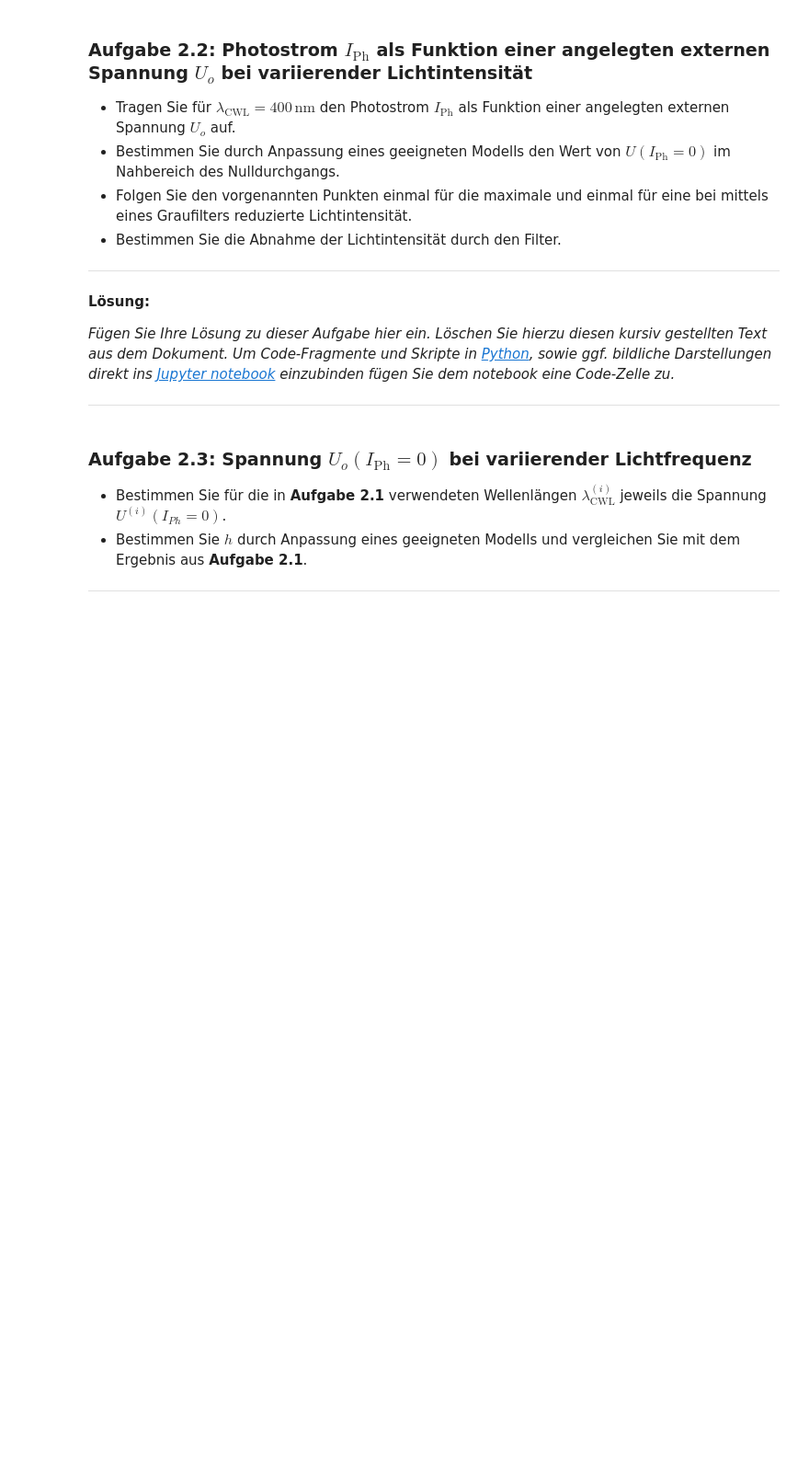
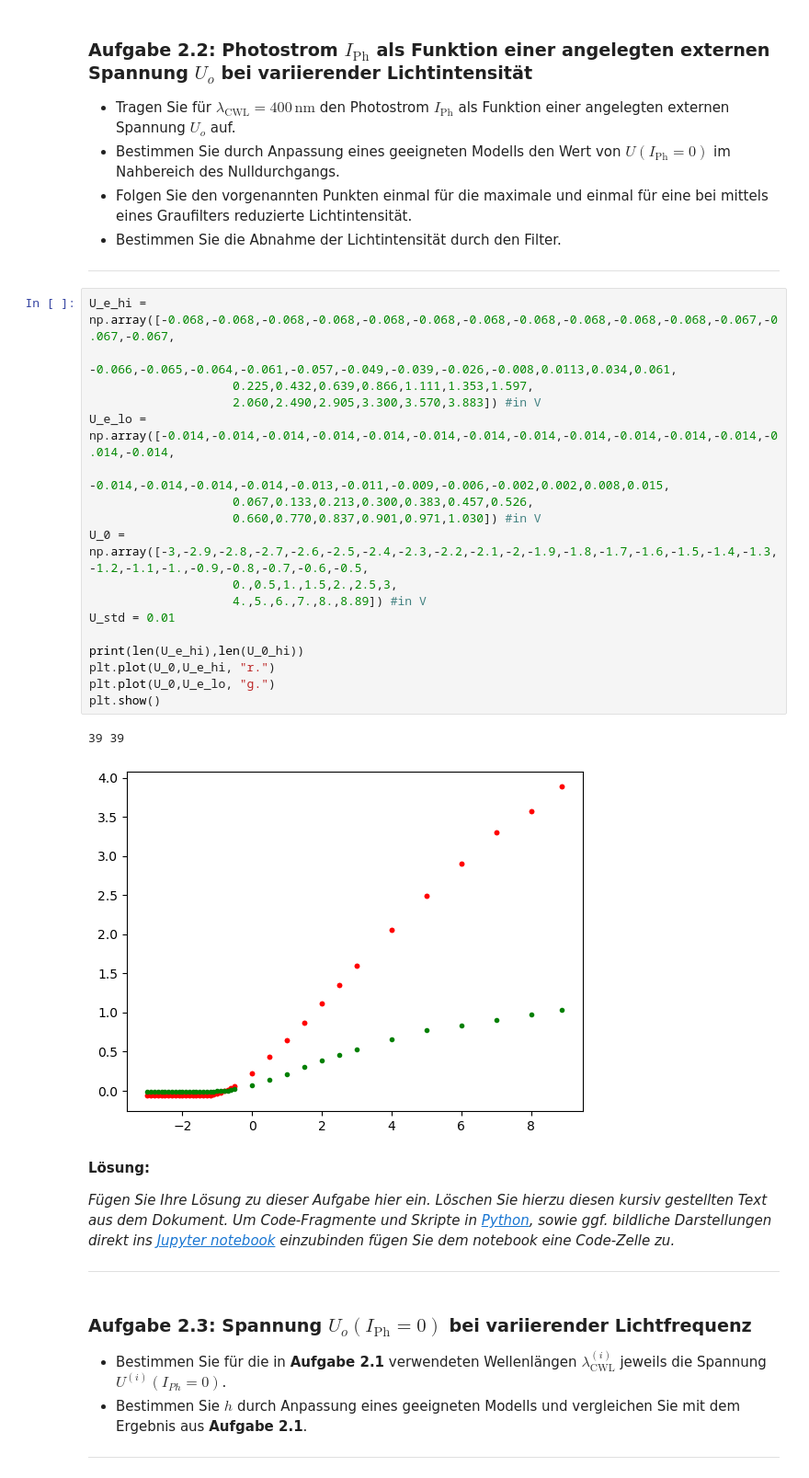
Before and after one commit to MRNock04/P2, a Jupyter notebook: Photoeffekt/Photoeffekt.ipynb, the cells around one changed output. Shown at 92% size. Drawn from its saved outputs; the diff is of its cells as text; blank space fills up the shorter version.

```diff
--- a/Photoeffekt/Photoeffekt.ipynb
+++ b/Photoeffekt/Photoeffekt.ipynb
@@ -144,6 +193,27 @@ Beschreiben und erklären Sie Ihre Beobachtungen.
  - Bestimmen Sie die Abnahme der Lichtintensität durch den Filter.
 
 ---
+# %%
+U_e_hi = np.array([-0.068,-0.068,-0.068,-0.068,-0.068,-0.068,-0.068,-0.068,-0.068,-0.068,-0.068,-0.067,-0.067,-0.067,
+                    -0.066,-0.065,-0.064,-0.061,-0.057,-0.049,-0.039,-0.026,-0.008,0.0113,0.034,0.061,
+                    0.225,0.432,0.639,0.866,1.111,1.353,1.597,
+                    2.060,2.490,2.905,3.300,3.570,3.883]) #in V
+U_e_lo = np.array([-0.014,-0.014,-0.014,-0.014,-0.014,-0.014,-0.014,-0.014,-0.014,-0.014,-0.014,-0.014,-0.014,-0.014,
+                    -0.014,-0.014,-0.014,-0.014,-0.013,-0.011,-0.009,-0.006,-0.002,0.002,0.008,0.015,
+                    0.067,0.133,0.213,0.300,0.383,0.457,0.526,
+                    0.660,0.770,0.837,0.901,0.971,1.030]) #in V
+U_0 = np.array([-3,-2.9,-2.8,-2.7,-2.6,-2.5,-2.4,-2.3,-2.2,-2.1,-2,-1.9,-1.8,-1.7,-1.6,-1.5,-1.4,-1.3,-1.2,-1.1,-1.,-0.9,-0.8,-0.7,-0.6,-0.5,
+                    0.,0.5,1.,1.5,2.,2.5,3,
+                    4.,5.,6.,7.,8.,8.89]) #in V
+U_std = 0.01
+
+print(len(U_e_hi),len(U_0_hi))
+plt.plot(U_0,U_e_hi, "r.")
+plt.plot(U_0,U_e_lo, "g.")
+plt.show()
+# %% [output]
+39 39
+[figure, added]
 # %% [markdown]
 **Lösung:**
 
```
Also changed, not shown: parts of 8 cells of this notebook.
